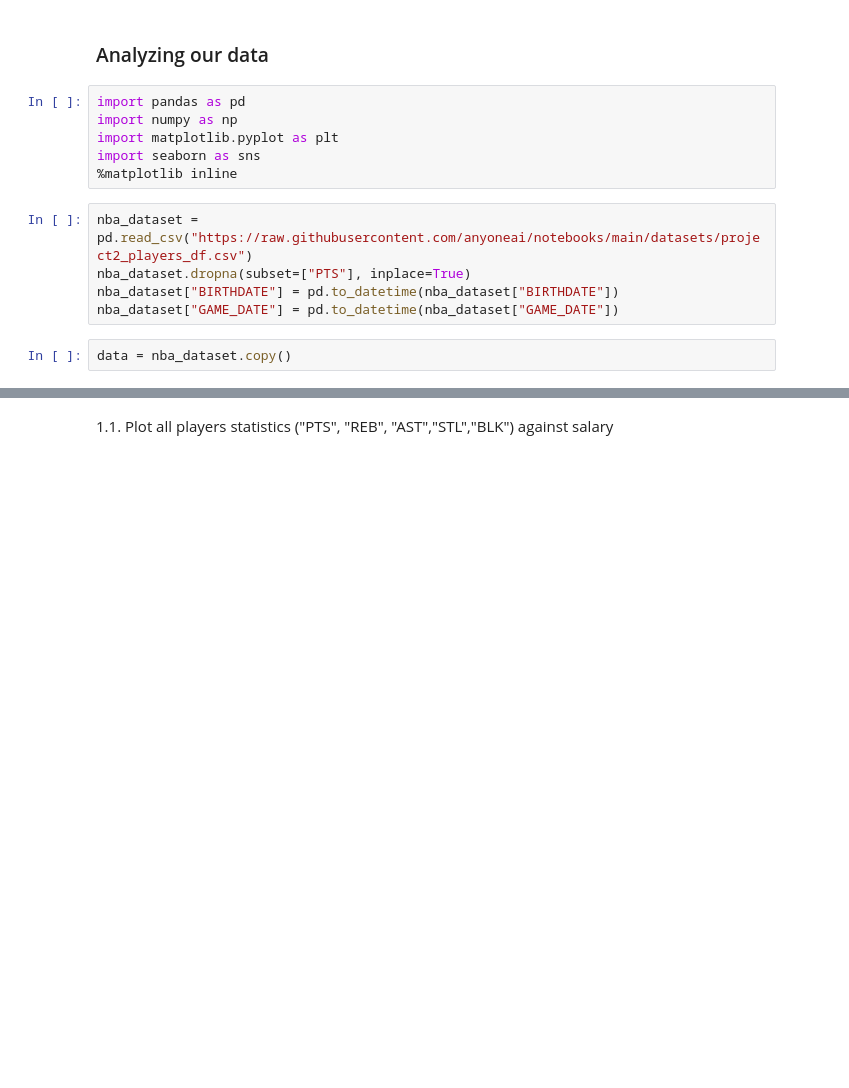
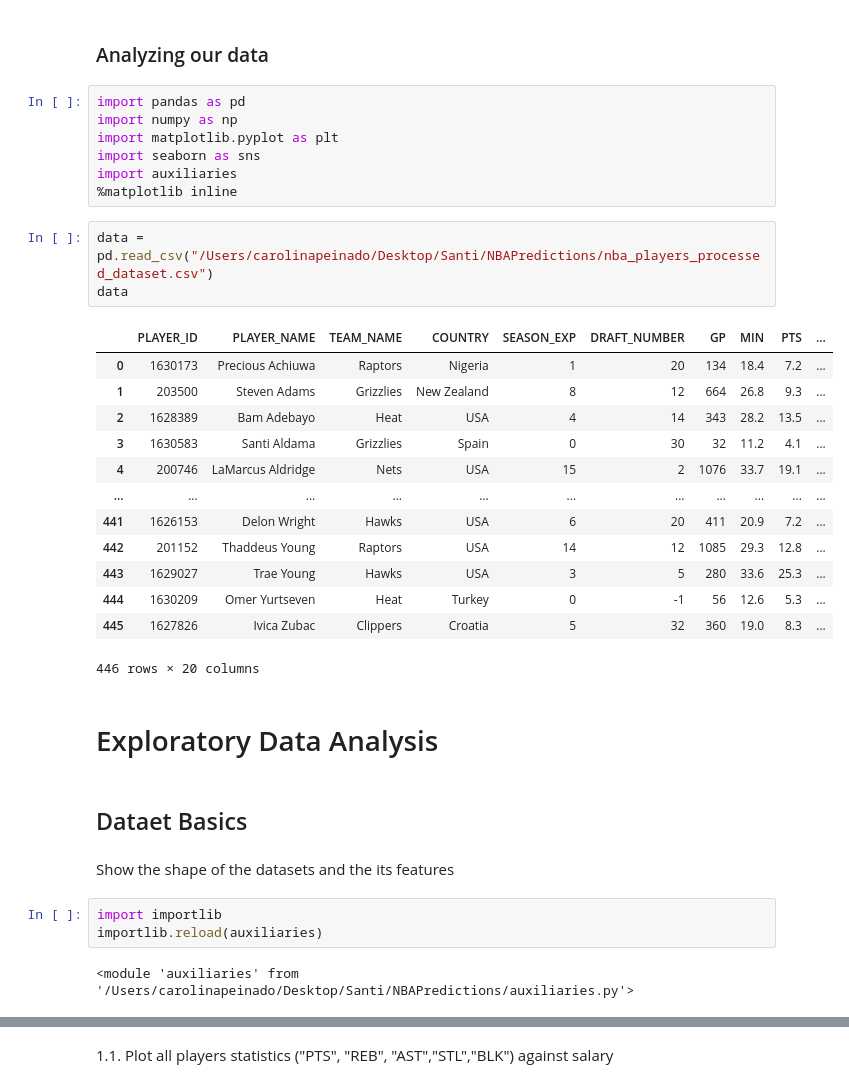
Before and after one commit to santiagoromero20/NBAPredictions, a Jupyter notebook: NBAPredictions.ipynb, the cells around one changed output, grey strips where cells are left out. Saved outputs shown, nothing was run; the diff lists cells and outputs as text; blank space fills up the shorter version.

```diff
--- a/NBAPredictions.ipynb
+++ b/NBAPredictions.ipynb
@@ -32,11 +32,33 @@ import pandas as pd
 import numpy as np
 import matplotlib.pyplot as plt
 import seaborn as sns
+import auxiliaries
 %matplotlib inline
 # %%
-nba_dataset = pd.read_csv("https://raw.githubusercontent.com/anyoneai/notebooks/main/datasets/project2_players_df.csv")
-nba_dataset.dropna(subset=["PTS"], inplace=True)
-nba_dataset["BIRTHDATE"] = pd.to_datetime(nba_dataset["BIRTHDATE"])
-nba_dataset["GAME_DATE"] = pd.to_datetime(nba_dataset["GAME_DATE"])
+data = pd.read_csv("/Users/carolinapeinado/Desktop/Santi/NBAPredictions/nba_players_processed_dataset.csv")
+data
+# %% [output]
+|  | PLAYER_ID | PLAYER_NAME | TEAM_NAME | COUNTRY | SEASON_EXP | DRAFT_NUMBER | GP | MIN | PTS | ... |
+| 0 | 1630173 | Precious Achiuwa | Raptors | Nigeria | 1 | 20 | 134 | 18.4 | 7.2 | ... |
+| 1 | 203500 | Steven Adams | Grizzlies | New Zealand | 8 | 12 | 664 | 26.8 | 9.3 | ... |
+| 2 | 1628389 | Bam Adebayo | Heat | USA | 4 | 14 | 343 | 28.2 | 13.5 | ... |
+| 3 | 1630583 | Santi Aldama | Grizzlies | Spain | 0 | 30 | 32 | 11.2 | 4.1 | ... |
+| 4 | 200746 | LaMarcus Aldridge | Nets | USA | 15 | 2 | 1076 | 33.7 | 19.1 | ... |
+| ... | ... | ... | ... | ... | ... | ... | ... | ... | ... | ... |
+| 441 | 1626153 | Delon Wright | Hawks | USA | 6 | 20 | 411 | 20.9 | 7.2 | ... |
+| 442 | 201152 | Thaddeus Young | Raptors | USA | 14 | 12 | 1085 | 29.3 | 12.8 | ... |
+| 443 | 1629027 | Trae Young | Hawks | USA | 3 | 5 | 280 | 33.6 | 25.3 | ... |
+| 444 | 1630209 | Omer Yurtseven | Heat | Turkey | 0 | -1 | 56 | 12.6 | 5.3 | ... |
+| 445 | 1627826 | Ivica Zubac | Clippers | Croatia | 5 | 32 | 360 | 19.0 | 8.3 | ... |
+446 rows × 20 columns
-# %%
-data = nba_dataset.copy()
+# %% [markdown]
+# Exploratory Data Analysis
+# %% [markdown]
+## Dataet Basics
+# %% [markdown]
+Show the shape of the datasets and the its features
+# %%
+import importlib
+importlib.reload(auxiliaries)
+# %% [output]
+<module 'auxiliaries' from '/Users/carolinapeinado/Desktop/Santi/NBAPredictions/auxiliaries.py'>
```
Also changed, not shown: parts of 13 cells of this notebook.
